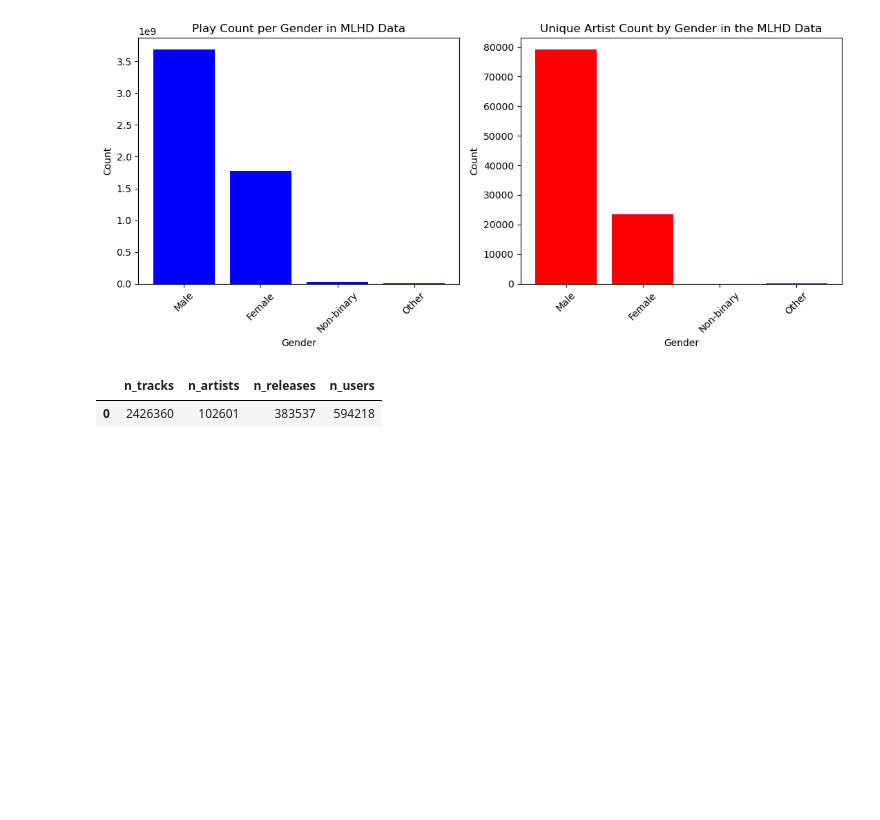
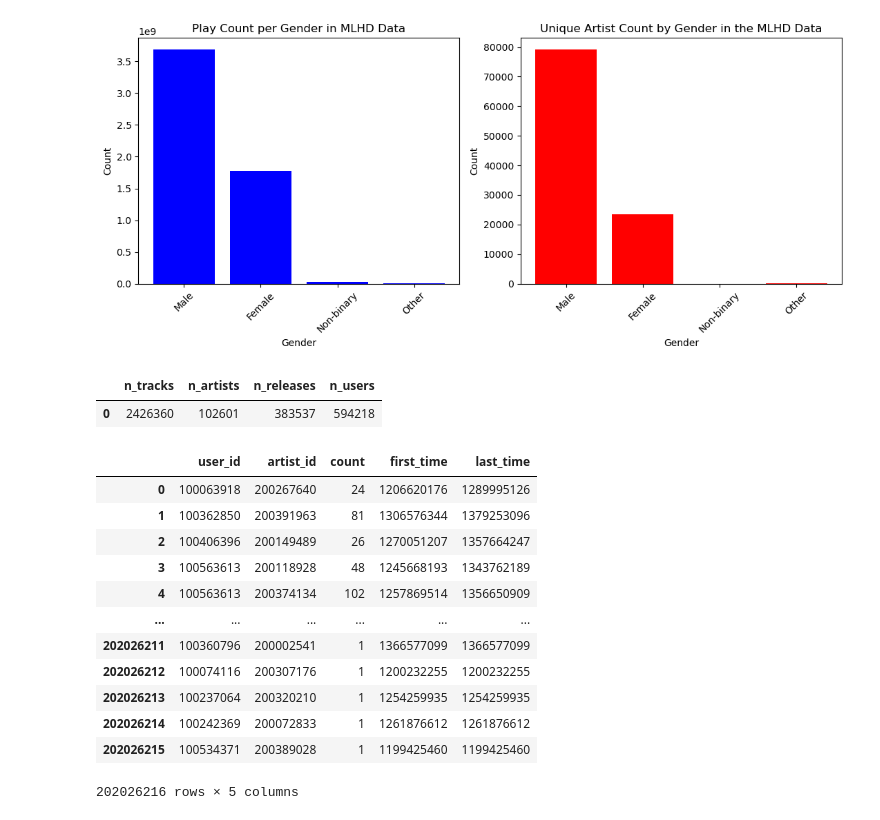
Before and after one commit to mdekstrand/musicdata-tools, a Jupyter notebook: notebooks/test.ipynb, the cells around one changed output. Drawn from its saved outputs; the diff is of its cells as text; code cells hidden in the pictures; blank space fills up the shorter version.

```diff
--- a/notebooks/test.ipynb
+++ b/notebooks/test.ipynb
@@ -304,3 +306,20 @@ conn.execute(unique_count_query).fetchdf()
 # %% [output]
 |  | n_tracks | n_artists | n_releases | n_users |
 | 0 | 2426360 | 102601 | 383537 | 594218 |
+# %%
+data = conn.execute(f"select * from read_parquet('{mlhd_agg_path}')").fetchdf()
+data
+# %% [output]
+|  | user_id | artist_id | count | first_time | last_time |
+| 0 | 100063918 | 200267640 | 24 | 1206620176 | 1289995126 |
+| 1 | 100362850 | 200391963 | 81 | 1306576344 | 1379253096 |
+| 2 | 100406396 | 200149489 | 26 | 1270051207 | 1357664247 |
+| 3 | 100563613 | 200118928 | 48 | 1245668193 | 1343762189 |
+| 4 | 100563613 | 200374134 | 102 | 1257869514 | 1356650909 |
+| ... | ... | ... | ... | ... | ... |
+| 202026211 | 100360796 | 200002541 | 1 | 1366577099 | 1366577099 |
+| 202026212 | 100074116 | 200307176 | 1 | 1200232255 | 1200232255 |
+| 202026213 | 100237064 | 200320210 | 1 | 1254259935 | 1254259935 |
+| 202026214 | 100242369 | 200072833 | 1 | 1261876612 | 1261876612 |
+| 202026215 | 100534371 | 200389028 | 1 | 1199425460 | 1199425460 |
+202026216 rows × 5 columns
```
Also changed, not shown: parts of 2 cells of this notebook, 4 other files.
